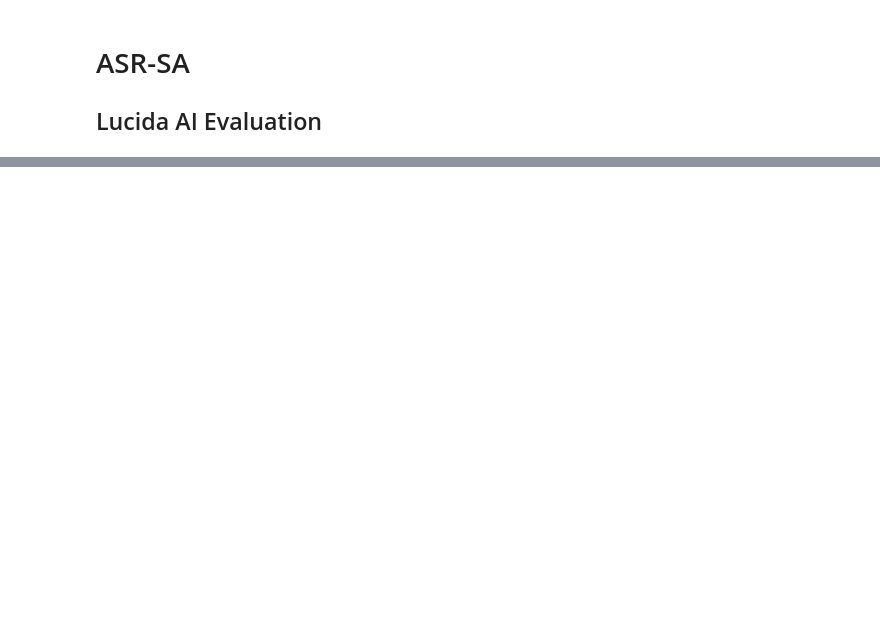
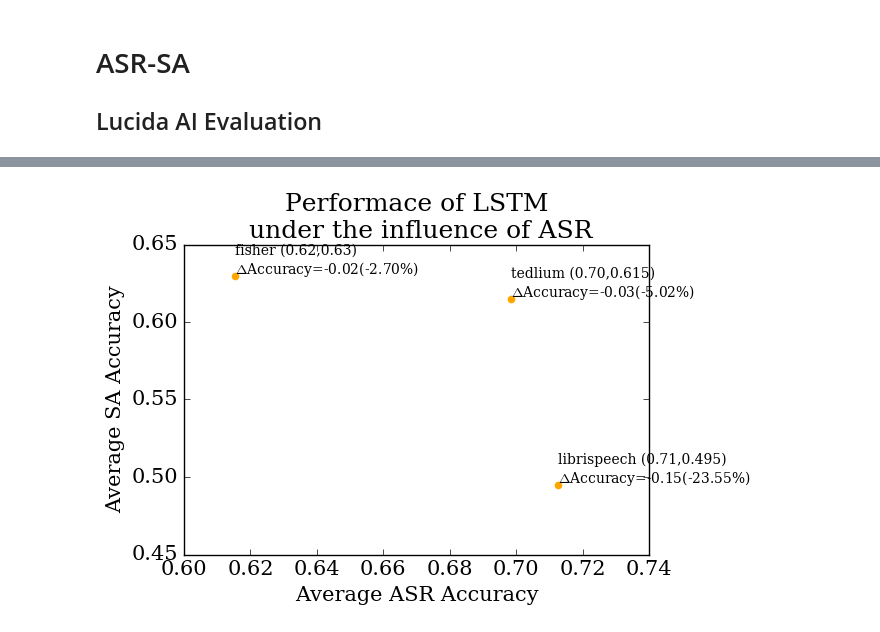
Before and after one commit to yunshengb/research, a Jupyter notebook: exp/asr_sa/analyze.ipynb, the cells around one changed output, grey strips where cells are left out. Drawn from its saved outputs; the diff is of its cells as text; code cells hidden in the pictures; blank space fills up the shorter version.

```diff
--- a/exp/asr_sa/analyze.ipynb
+++ b/exp/asr_sa/analyze.ipynb
@@ -88,0 +459,4 @@ and joan keeps telling me how brokeback mountain sucks so much, but everyone els
+# %%
+plot_sa_vs_asr(lstm_stats_list, 'LSTM')
+# %% [output]
+[figure, added]
```
Also changed, not shown: parts of 37 cells of this notebook, 30 other files.
